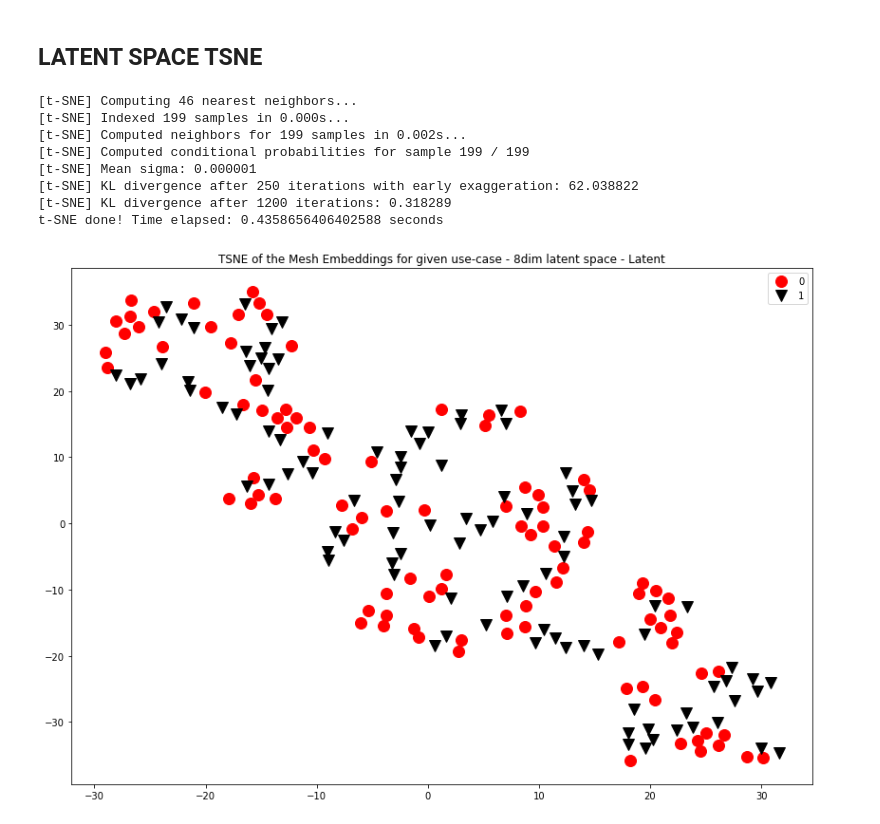
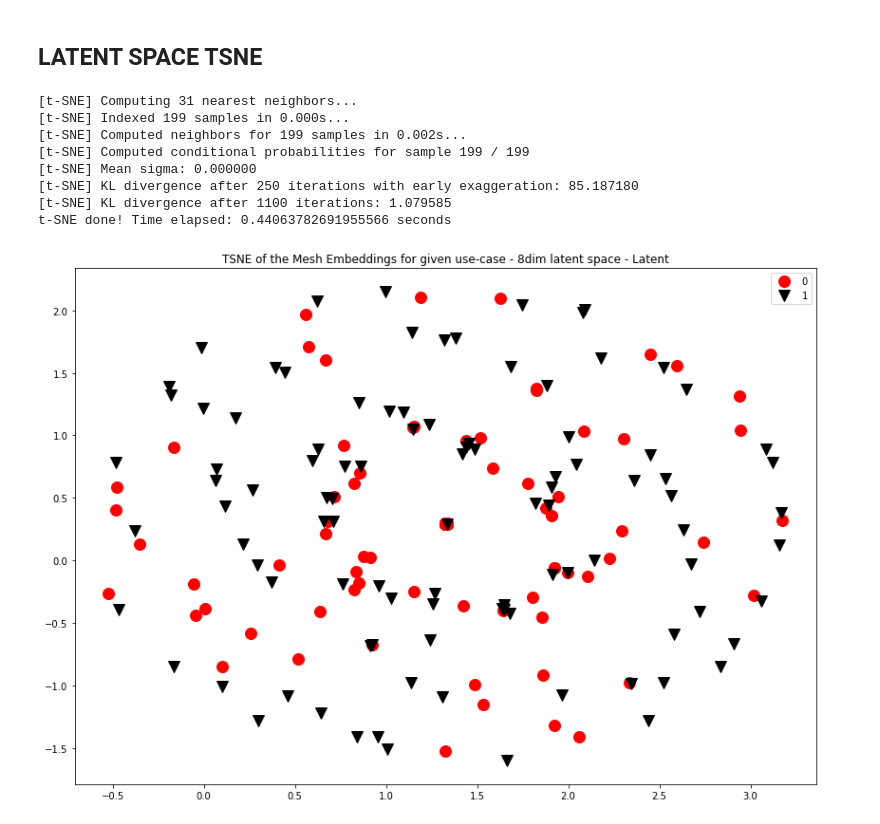
Before and after one commit to ShaulSolomon/academix-ydata-project-truncated, a Jupyter notebook: code/5_vae.ipynb, the cells around one changed output. Cells and saved outputs as stored; diff of their text form; code cells hidden in the pictures.

```diff
--- a/code/5_vae.ipynb
+++ b/code/5_vae.ipynb
@@ -120,4 +122,4 @@ device
 # %% [output]
 device(type='cuda')
 # %%
-all_vae = get_all_features.VAE_Features(df)
+all_vae = get_all_features.VAE_Features(df, scaling_flag = False)
@@ -256,3 +306,3 @@ def loss_function(recon_x, x, mu, log_var):
 # %%
-model = VAE(hidden_dim1=32,hidden_dim2=16,latent_dim=8).to(device)
-optimizer = optim.Adam(model.parameters())
+model = VAE_PCA(hidden_dim=h_dim,latent_dim=ls_dim).to(device)
+optimizer = optim.Adam(model.parameters(), lr=lr)
@@ -573,7 +619,8 @@ df_ab.drop_duplicates(keep='first',inplace=True)
 # %%
 train_vae = train_set.__getvae__()
-df_group = df[df['pmid'].isin(df_ab.pmid)]
-labels = df_ab['class'].values
+idx_df = [df.index[df.pmid == x].tolist()[0] for x in df_ab.pmid]
+df_group = df.iloc[idx_df]
+
 
 group_run = ToyDS(df_group, df_group['last_author_name'].unique(),all_vae)
 data =  torch.from_numpy(group_run.features).to(device,dtype=torch.float32)
@@ -627,7 +674,7 @@ t-SNE done! Time elapsed: 0.46600818634033203 seconds
 ## Output TSNE
 # %%
 time_start = time.time()
-tsne = TSNE(n_components=2, verbose=1, perplexity=15, n_iter=1200,random_state=42)
+tsne = TSNE(n_components=2, verbose=1, perplexity=25, n_iter=1200,random_state=42)
 tsne_results = tsne.fit_transform(recon)
 print('t-SNE done! Time elapsed: {} seconds'.format(time.time()-time_start))
 
@@ -665,37 +712,37 @@ t-SNE done! Time elapsed: 0.4426546096801758 seconds
 ## LATENT SPACE TSNE
 # %%
 time_start = time.time()
-tsne = TSNE(n_components=2, verbose=1, perplexity=15, n_iter=1200,random_state=42)
+tsne = TSNE(n_components=2, verbose=1, perplexity=10, n_iter=1200,random_state=42)
 tsne_results = tsne.fit_transform(bottle_neck)
 print('t-SNE done! Time elapsed: {} seconds'.format(time.time()-time_start))
 
 df_subset=pd.DataFrame()
 df_subset['tsne-2d-one'] = tsne_results[:,0]
 df_subset['tsne-2d-two'] = tsne_results[:,1]
 df_subset['class'] = labels
 
 groups = df_subset.groupby('class')
 markers = ['o','v',"x"]
 colors = ["red","black","green"]
 # Plot
 fig, ax = plt.subplots(figsize=(14,10))
 
 ax.margins(0.05) # Optional, just adds 5% padding to the autoscaling
 for i, (name, group) in enumerate(groups):
     ax.set_title("TSNE of the Mesh Embeddings for given use-case - 8dim latent space - Latent")
     ax.plot(group['tsne-2d-one'], group['tsne-2d-two'], marker=markers[i], linestyle='', ms=12, label=name, color=colors[i])
 ax.legend()
 plt.show()
 fig.tight_layout();
 
 # fig.savefig('code/img/TSNE_Plots/meshemb_2usecase100_8dimls_latent_MSE.png', bbox_inches='tight')
 # %% [output]
-[t-SNE] Computing 46 nearest neighbors...
+[t-SNE] Computing 31 nearest neighbors...
 [t-SNE] Indexed 199 samples in 0.000s...
 [t-SNE] Computed neighbors for 199 samples in 0.002s...
 [t-SNE] Computed conditional probabilities for sample 199 / 199
-[t-SNE] Mean sigma: 0.000001
-[t-SNE] KL divergence after 250 iterations with early exaggeration: 62.038822
-[t-SNE] KL divergence after 1200 iterations: 0.318289
-t-SNE done! Time elapsed: 0.4358656406402588 seconds
+[t-SNE] Mean sigma: 0.000000
+[t-SNE] KL divergence after 250 iterations with early exaggeration: 85.187180
+[t-SNE] KL divergence after 1100 iterations: 1.079585
+t-SNE done! Time elapsed: 0.44063782691955566 seconds
-[figure, old version]
+[figure, new version]
```
Also changed, not shown: parts of 21 cells of this notebook, 8 other files.
